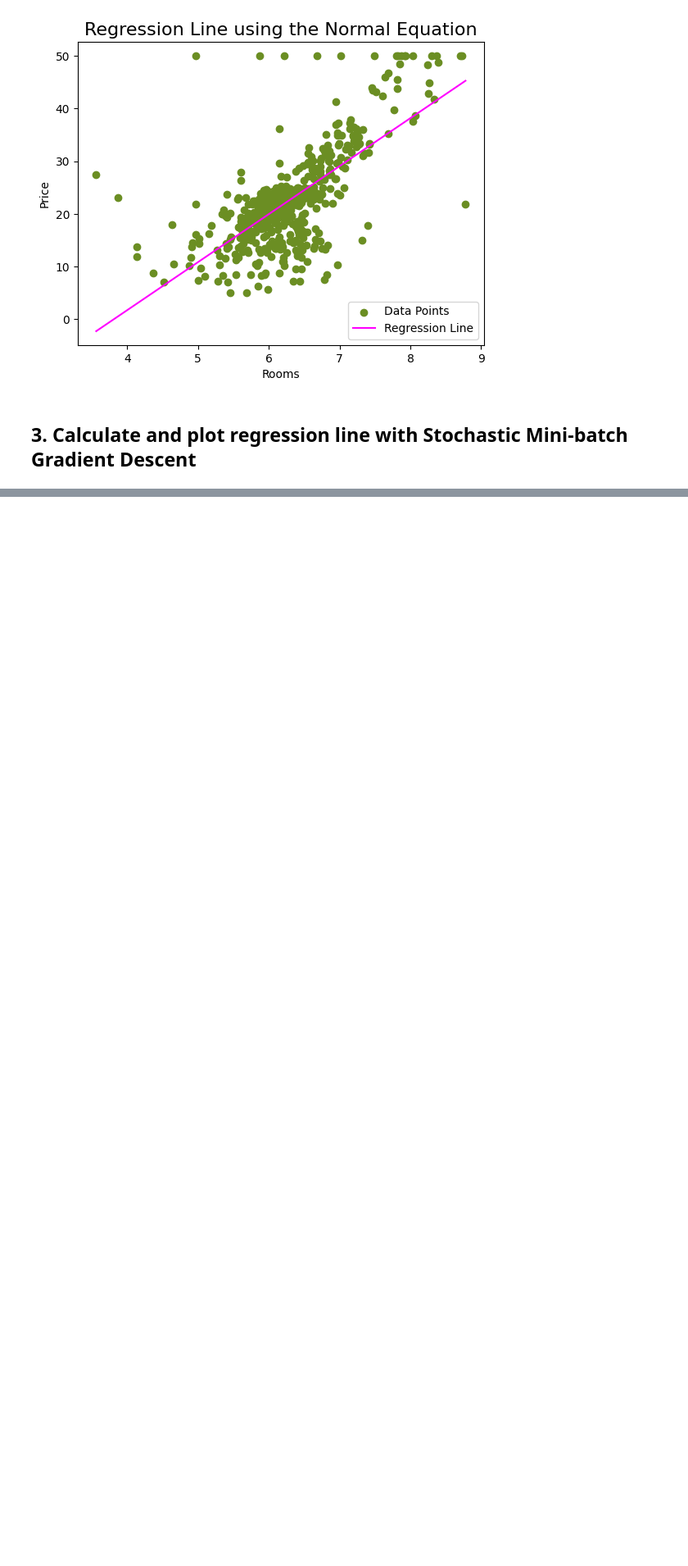
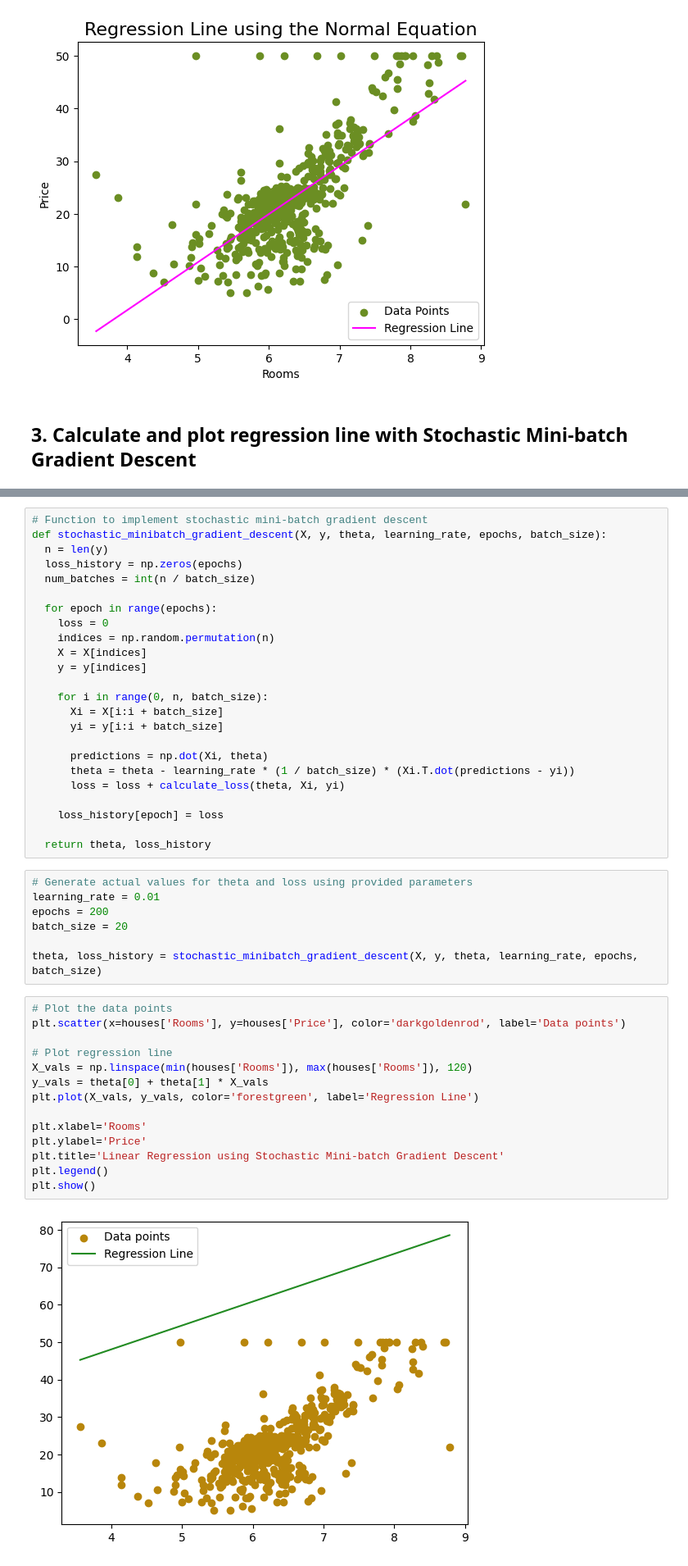
Before and after one commit to juma-paul/deep_learning, a Jupyter notebook: linear_regression_assignment.ipynb, the cells around one changed output, grey strips where cells are left out. Shown at 82% size. Drawn from its saved outputs; the diff is of its cells as text; blank space fills up the shorter version.

Commit message:
Calculate and plot regression line with Stochastic Mini-batch Gradient Descent

```diff
--- a/linear_regression_assignment.ipynb
+++ b/linear_regression_assignment.ipynb
@@ -102,0 +122,47 @@ plt.show()
+# %%
+# Function to implement stochastic mini-batch gradient descent
+def stochastic_minibatch_gradient_descent(X, y, theta, learning_rate, epochs, batch_size):
+  n = len(y)
+  loss_history = np.zeros(epochs)
+  num_batches = int(n / batch_size)
+
+  for epoch in range(epochs):
+    loss = 0
+    indices = np.random.permutation(n)
+    X = X[indices]
+    y = y[indices]
+
+    for i in range(0, n, batch_size):
+      Xi = X[i:i + batch_size]
+      yi = y[i:i + batch_size]
+
+      predictions = np.dot(Xi, theta)
+      theta = theta - learning_rate * (1 / batch_size) * (Xi.T.dot(predictions - yi))
+      loss = loss + calculate_loss(theta, Xi, yi)
+
+    loss_history[epoch] = loss
+
+  return theta, loss_history
+# %%
+# Generate actual values for theta and loss using provided parameters
+learning_rate = 0.01
+epochs = 200
+batch_size = 20
+
+theta, loss_history = stochastic_minibatch_gradient_descent(X, y, theta, learning_rate, epochs, batch_size)
+# %%
+# Plot the data points
+plt.scatter(x=houses['Rooms'], y=houses['Price'], color='darkgoldenrod', label='Data points')
+
+# Plot regression line
+X_vals = np.linspace(min(houses['Rooms']), max(houses['Rooms']), 120)
+y_vals = theta[0] + theta[1] * X_vals
+plt.plot(X_vals, y_vals, color='forestgreen', label='Regression Line')
+
+plt.xlabel='Rooms'
+plt.ylabel='Price'
+plt.title='Linear Regression using Stochastic Mini-batch Gradient Descent'
+plt.legend()
+plt.show()
+# %% [output]
+[figure, added]
```
Also changed, not shown: parts of 4 cells of this notebook.
